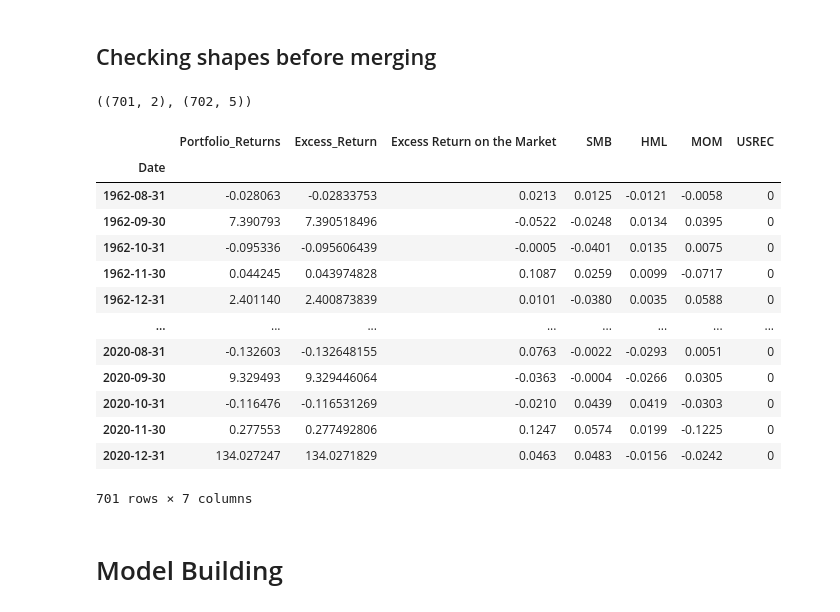
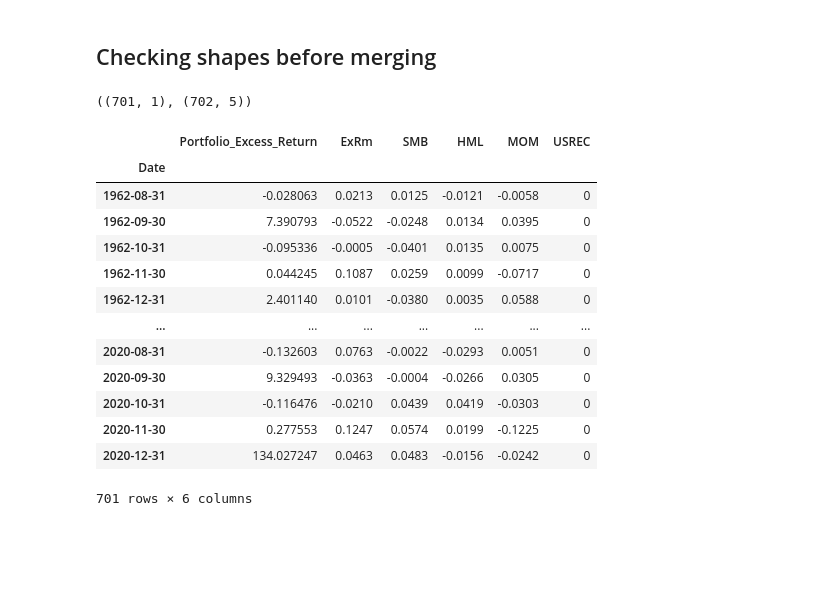
Before and after one commit to statistactics/sin-stocks, a Jupyter notebook: MODEL_BUILDING.ipynb, the cells around one changed output. Cells and saved outputs as stored; diff of their text form; code cells hidden in the pictures; blank space fills up the shorter version.

Commit message:
First time series model (broken)

```diff
--- a/MODEL_BUILDING.ipynb
+++ b/MODEL_BUILDING.ipynb
@@ -24,7 +26,7 @@ sin_portfolio_df.head()
 | 1962-12-31 | 18 | NaN | NaN | NaN | 0.0 | NaN | 0.000873 | 0.002165 | NaN | -0.001562 | ... |
 5 rows × 102 columns
 # %%
-other_factors_df.rename(columns = {"Unnamed: 0": "Date"}, inplace = True)
+other_factors_df.rename(columns = {"Unnamed: 0": "Date", "Excess Return on the Market": "ExRm"}, inplace = True)
 other_factors_df["Date"] = pd.to_datetime(other_factors_df["Date"])
 other_factors_df.set_index("Date", inplace=True)
 other_factors_df.head()
@@ -40,8 +42,8 @@ other_factors_df.head()
 # %% [markdown]
 # Filtering required columns only
 # %%
-sin_portfolio_df = sin_portfolio_df[["Portfolio_Returns", "Excess_Return"]]
-other_factors_df = other_factors_df[["Excess Return on the Market", "SMB", "HML", "MOM", "USREC"]]
+sin_portfolio_df = sin_portfolio_df[["Portfolio_Returns"]]
+other_factors_df = other_factors_df[["ExRm", "SMB", "HML", "MOM", "USREC"]]
 # %% [markdown]
 # Merging for model building
 # %% [markdown]
@@ -49,23 +51,24 @@ other_factors_df = other_factors_df[["Excess Return on the Market", "SMB", "HML"
 # %%
 sin_portfolio_df.shape, other_factors_df.shape
 # %% [output]
-((701, 2), (702, 5))
+((701, 1), (702, 5))
 # %%
-pd.concat([sin_portfolio_df, other_factors_df], axis = 1, join = "inner")
+model_df = pd.concat([sin_portfolio_df, other_factors_df], axis = 1, join = "inner")
+
+model_df.rename(columns = {"Portfolio_Returns": "Portfolio_Excess_Return"}, inplace=True)
+model_df
 # %% [output]
-|  | Portfolio_Returns | Excess_Return | Excess Return on the Market | SMB | HML | MOM | USREC |
-| Date |  |  |  |  |  |  |  |
-| 1962-08-31 | -0.028063 | -0.02833753 | 0.0213 | 0.0125 | -0.0121 | -0.0058 | 0 |
-| 1962-09-30 | 7.390793 | 7.390518496 | -0.0522 | -0.0248 | 0.0134 | 0.0395 | 0 |
-| 1962-10-31 | -0.095336 | -0.095606439 | -0.0005 | -0.0401 | 0.0135 | 0.0075 | 0 |
-| 1962-11-30 | 0.044245 | 0.043974828 | 0.1087 | 0.0259 | 0.0099 | -0.0717 | 0 |
-| 1962-12-31 | 2.401140 | 2.400873839 | 0.0101 | -0.0380 | 0.0035 | 0.0588 | 0 |
-| ... | ... | ... | ... | ... | ... | ... | ... |
-| 2020-08-31 | -0.132603 | -0.132648155 | 0.0763 | -0.0022 | -0.0293 | 0.0051 | 0 |
-| 2020-09-30 | 9.329493 | 9.329446064 | -0.0363 | -0.0004 | -0.0266 | 0.0305 | 0 |
-| 2020-10-31 | -0.116476 | -0.116531269 | -0.0210 | 0.0439 | 0.0419 | -0.0303 | 0 |
-| 2020-11-30 | 0.277553 | 0.277492806 | 0.1247 | 0.0574 | 0.0199 | -0.1225 | 0 |
-| 2020-12-31 | 134.027247 | 134.0271829 | 0.0463 | 0.0483 | -0.0156 | -0.0242 | 0 |
+|  | Portfolio_Excess_Return | ExRm | SMB | HML | MOM | USREC |
+| Date |  |  |  |  |  |  |
+| 1962-08-31 | -0.028063 | 0.0213 | 0.0125 | -0.0121 | -0.0058 | 0 |
+| 1962-09-30 | 7.390793 | -0.0522 | -0.0248 | 0.0134 | 0.0395 | 0 |
+| 1962-10-31 | -0.095336 | -0.0005 | -0.0401 | 0.0135 | 0.0075 | 0 |
+| 1962-11-30 | 0.044245 | 0.1087 | 0.0259 | 0.0099 | -0.0717 | 0 |
+| 1962-12-31 | 2.401140 | 0.0101 | -0.0380 | 0.0035 | 0.0588 | 0 |
+| ... | ... | ... | ... | ... | ... | ... |
+| 2020-08-31 | -0.132603 | 0.0763 | -0.0022 | -0.0293 | 0.0051 | 0 |
+| 2020-09-30 | 9.329493 | -0.0363 | -0.0004 | -0.0266 | 0.0305 | 0 |
+| 2020-10-31 | -0.116476 | -0.0210 | 0.0439 | 0.0419 | -0.0303 | 0 |
+| 2020-11-30 | 0.277553 | 0.1247 | 0.0574 | 0.0199 | -0.1225 | 0 |
+| 2020-12-31 | 134.027247 | 0.0463 | 0.0483 | -0.0156 | -0.0242 | 0 |
-701 rows × 7 columns
+701 rows × 6 columns
-# %% [markdown]
-# Model Building
```
Also changed, not shown: parts of 20 cells of this notebook.
